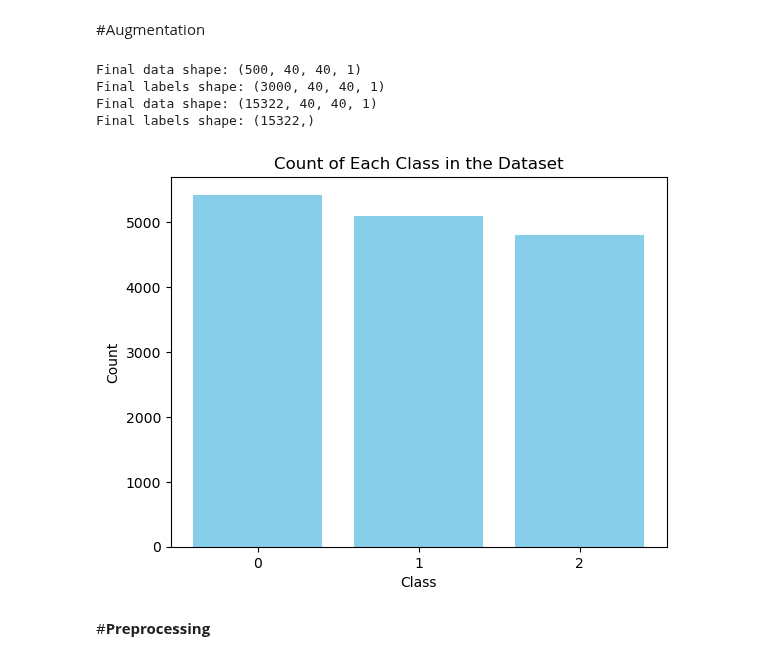
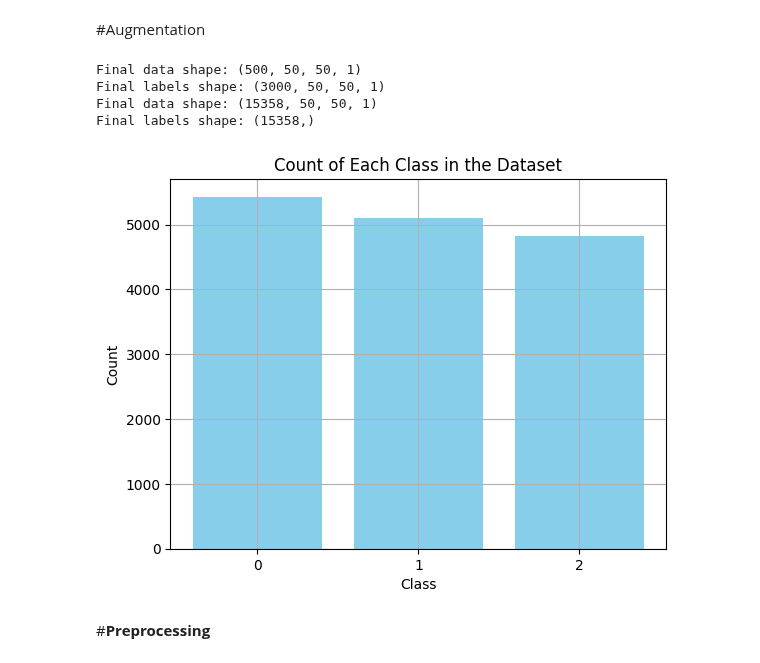
Before and after one commit to FaridRash/DATA-MINING-MACHINE-LEARNING-semester-2-, a Jupyter notebook: The Final Project/Notebooks/Farid/Farid_CNN_Colab.ipynb, the cells around one changed output. Cells and saved outputs as stored; diff of their text form; code cells hidden in the pictures.

```diff
--- a/The Final Project/Notebooks/Farid/Farid_CNN_Colab.ipynb
+++ b/The Final Project/Notebooks/Farid/Farid_CNN_Colab.ipynb
@@ -63,7 +49,7 @@ for imagePath in imagePaths:
   image = tf.io.read_file(imagePath)
   image = tf.image.decode_image(image, channels=1)
   data.append(image)
-  image = tf.image.crop_to_bounding_box(image, 130, 130, 40, 40)
+  image = tf.image.crop_to_bounding_box(image, 125, 125, 50, 50)
   data_cropped.append(image)
   labels.append(label)
   counter_0 += 1
@@ -99,7 +68,7 @@ for imagePath in imagePaths:
   image = tf.io.read_file(imagePath)
   image = tf.image.decode_image(image, channels=1)
   data.append(image)
-  image = tf.image.crop_to_bounding_box(image, 130, 130, 40, 40)
+  image = tf.image.crop_to_bounding_box(image, 125, 125, 50, 50)
   data_cropped.append(image)
   labels.append(label)
   counter_1 += 1
@@ -117,7 +86,7 @@ for imagePath in imagePaths:
   image = tf.io.read_file(imagePath)
   image = tf.image.decode_image(image, channels=1)
   data.append(image)
-  image = tf.image.crop_to_bounding_box(image, 130, 130, 40, 40)
+  image = tf.image.crop_to_bounding_box(image, 125, 125, 50, 50)
   data_cropped.append(image)
   labels.append(label)
   counter_2 += 1
@@ -264,21 +233,22 @@ print("Final labels shape:", augmented_class_2_data.shape)
 print("Final data shape:", final_data.shape)
 print("Final labels shape:", final_labels.shape)
 # %% [output]
-Final data shape: (500, 40, 40, 1)
-Final labels shape: (3000, 40, 40, 1)
-Final data shape: (15322, 40, 40, 1)
-Final labels shape: (15322,)
+Final data shape: (500, 50, 50, 1)
+Final labels shape: (3000, 50, 50, 1)
+Final data shape: (15358, 50, 50, 1)
+Final labels shape: (15358,)
 # %%
 counter = Counter(final_labels)
 sorted_counts = dict(sorted(counter.items()))
 plt.bar(sorted_counts.keys(), sorted_counts.values(), color='skyblue')
+plt.grid(True)
 plt.xlabel('Class')
 plt.ylabel('Count')
 plt.title('Count of Each Class in the Dataset')
 plt.xticks(range(3))
 plt.show()
 # %% [output]
-[figure, old version]
+[figure, new version]
 # %% [markdown]
 #**Preprocessing**
 # %%
```
Also changed, not shown: parts of 24 cells of this notebook.
